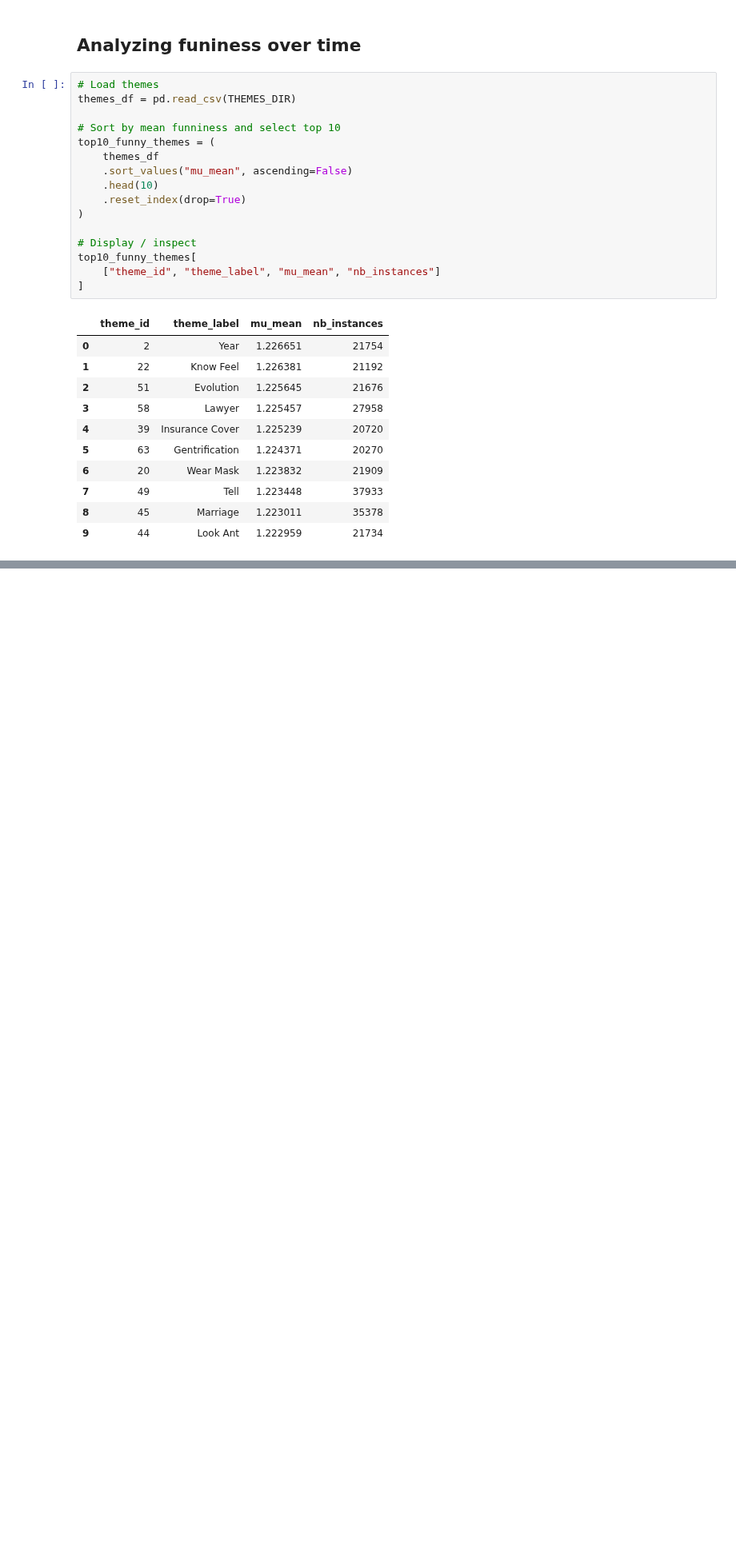
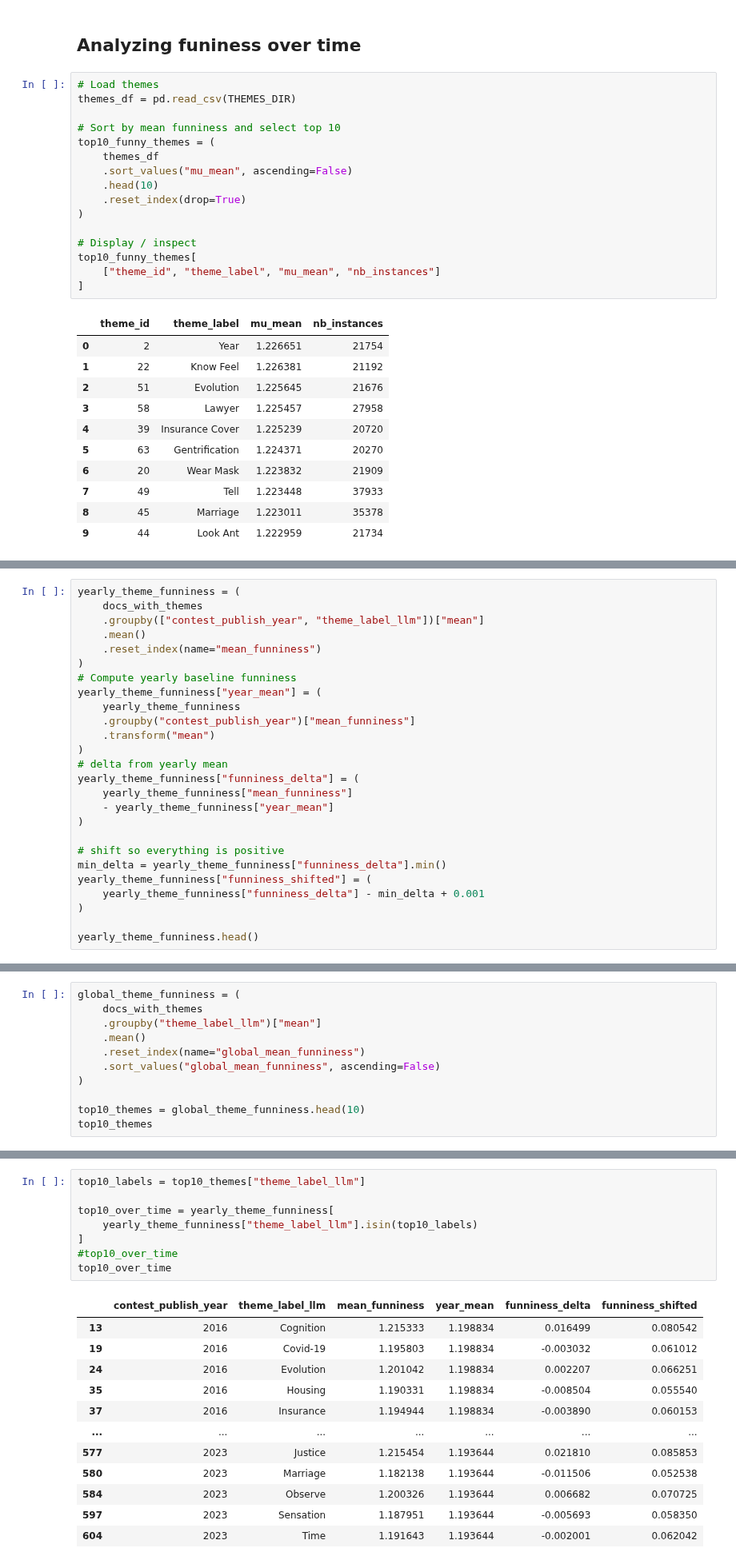
Before and after one commit to epfl-ada/ada-2025-project-json-derulo, a Jupyter notebook: src/Mariem/Themes_time.ipynb, the cells around one changed output, grey strips where cells are left out. Shown at 80% size. Saved outputs shown, nothing was run; the diff lists cells and outputs as text; blank space fills up the shorter version.

```diff
--- a/src/Mariem/Themes_time.ipynb
+++ b/src/Mariem/Themes_time.ipynb
@@ -104,0 +176,26 @@ docs_with_year[['contest_id', 'contest_day_publish', 'contest_year']].head(10)
+# %%
+yearly_theme_funniness = (
+    docs_with_themes
+    .groupby(["contest_publish_year", "theme_label_llm"])["mean"]
+    .mean()
+    .reset_index(name="mean_funniness")
+)
+# Compute yearly baseline funniness
+yearly_theme_funniness["year_mean"] = (
+    yearly_theme_funniness
+    .groupby("contest_publish_year")["mean_funniness"]
+    .transform("mean")
+)
+# delta from yearly mean
+yearly_theme_funniness["funniness_delta"] = (
+    yearly_theme_funniness["mean_funniness"]
+    - yearly_theme_funniness["year_mean"]
+)
+
+# shift so everything is positive
+min_delta = yearly_theme_funniness["funniness_delta"].min()
+yearly_theme_funniness["funniness_shifted"] = (
+    yearly_theme_funniness["funniness_delta"] - min_delta + 0.001
+)
+
+yearly_theme_funniness.head()
@@ -104,0 +211,11 @@ docs_with_year[['contest_id', 'contest_day_publish', 'contest_year']].head(10)
+# %%
+global_theme_funniness = (
+    docs_with_themes
+    .groupby("theme_label_llm")["mean"]
+    .mean()
+    .reset_index(name="global_mean_funniness")
+    .sort_values("global_mean_funniness", ascending=False)
+)
+
+top10_themes = global_theme_funniness.head(10)
+top10_themes
@@ -104,0 +236,21 @@ docs_with_year[['contest_id', 'contest_day_publish', 'contest_year']].head(10)
+# %%
+top10_labels = top10_themes["theme_label_llm"]
+
+top10_over_time = yearly_theme_funniness[
+    yearly_theme_funniness["theme_label_llm"].isin(top10_labels)
+]
+#top10_over_time
+top10_over_time
+# %% [output]
+|  | contest_publish_year | theme_label_llm | mean_funniness | year_mean | funniness_delta | funniness_shifted |
+| 13 | 2016 | Cognition | 1.215333 | 1.198834 | 0.016499 | 0.080542 |
+| 19 | 2016 | Covid-19 | 1.195803 | 1.198834 | -0.003032 | 0.061012 |
+| 24 | 2016 | Evolution | 1.201042 | 1.198834 | 0.002207 | 0.066251 |
+| 35 | 2016 | Housing | 1.190331 | 1.198834 | -0.008504 | 0.055540 |
+| 37 | 2016 | Insurance | 1.194944 | 1.198834 | -0.003890 | 0.060153 |
+| ... | ... | ... | ... | ... | ... | ... |
+| 577 | 2023 | Justice | 1.215454 | 1.193644 | 0.021810 | 0.085853 |
+| 580 | 2023 | Marriage | 1.182138 | 1.193644 | -0.011506 | 0.052538 |
+| 584 | 2023 | Observe | 1.200326 | 1.193644 | 0.006682 | 0.070725 |
+| 597 | 2023 | Sensation | 1.187951 | 1.193644 | -0.005693 | 0.058350 |
+| 604 | 2023 | Time | 1.191643 | 1.193644 | -0.002001 | 0.062042 |
```
Also changed, not shown: parts of 19 cells of this notebook, 7 other files.
